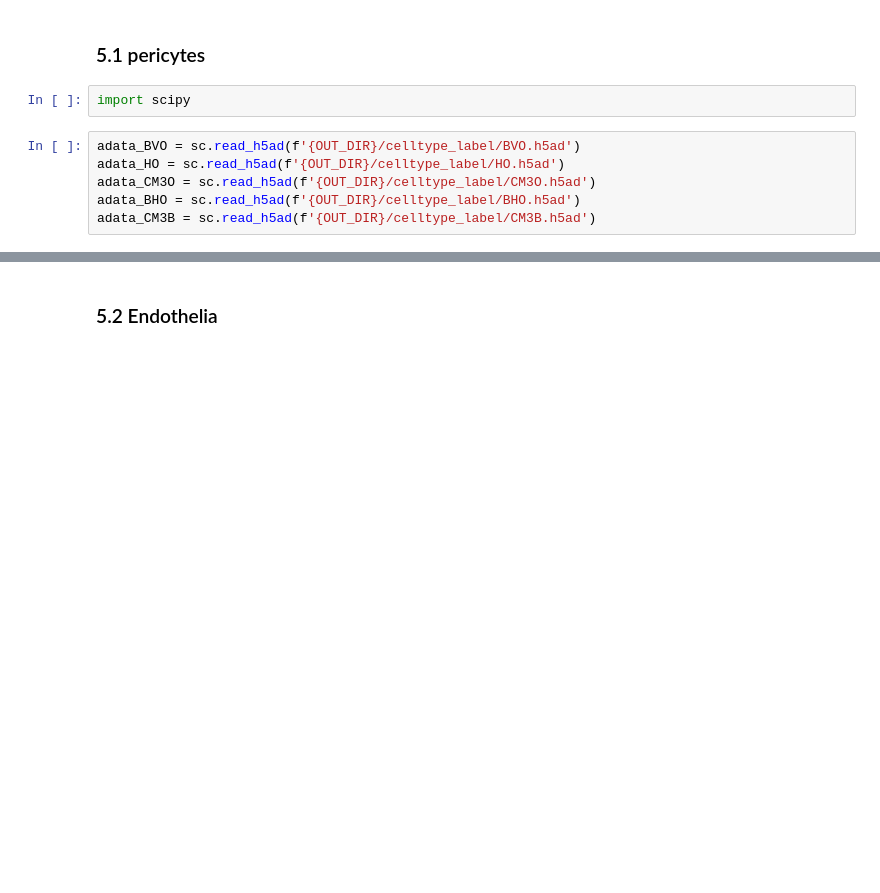
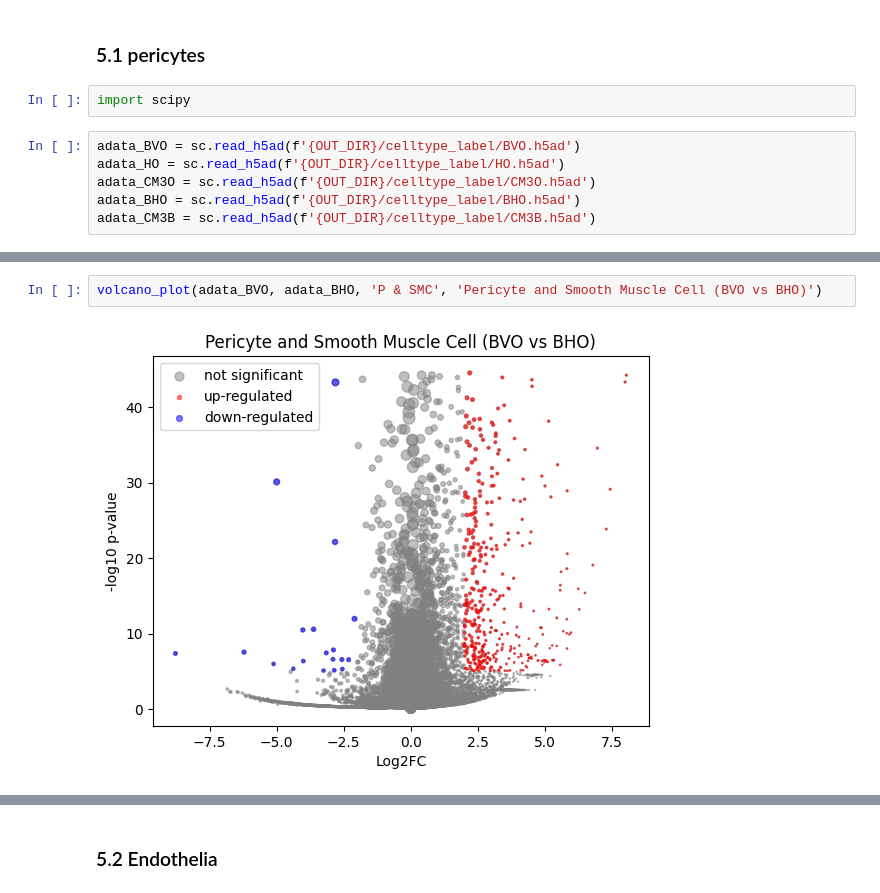
Before and after one commit to yachielab/DataAnalysis_Vascularized_Cardiac_Organoids, a Jupyter notebook: ipynb/CCO03.ipynb, the cells around one changed output, grey strips where cells are left out. Saved outputs shown, nothing was run; the diff lists cells and outputs as text; blank space fills up the shorter version.

```diff
--- a/ipynb/CCO03.ipynb
+++ b/ipynb/CCO03.ipynb
@@ -305,0 +364,4 @@ adata_CM3B = sc.read_h5ad(f'{OUT_DIR}/celltype_label/CM3B.h5ad')
+# %%
+volcano_plot(adata_BVO, adata_BHO, 'P & SMC', 'Pericyte and Smooth Muscle Cell (BVO vs BHO)')
+# %% [output]
+[figure, added]
```
Also changed, not shown: parts of 18 cells of this notebook.
